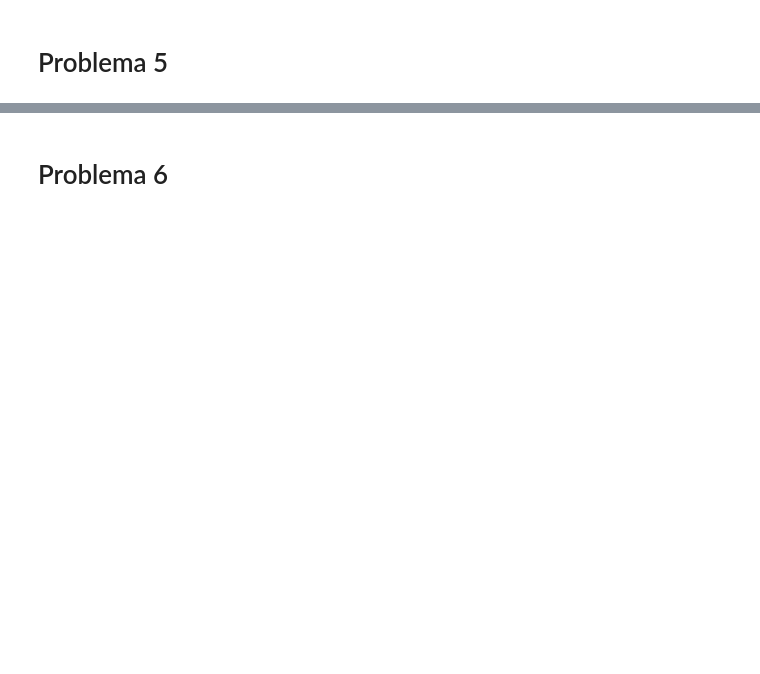
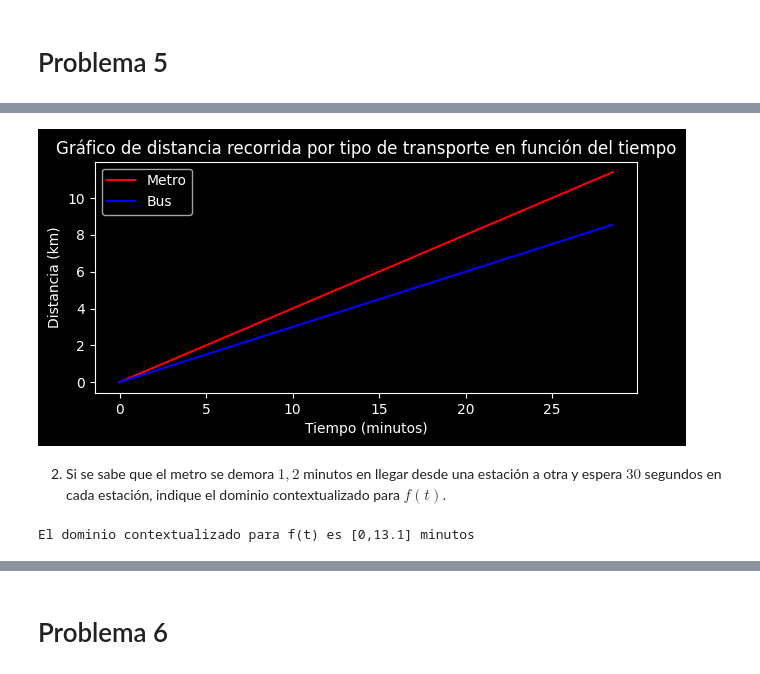
Before and after one commit to MageLnk/matematicas-con-python, a Jupyter notebook: Guia02/G1_Funciones.ipynb, the cells around one changed output, grey strips where cells are left out. Drawn from its saved outputs; the diff is of its cells as text; code cells hidden in the pictures; blank space fills up the shorter version.

```diff
--- a/Guia02/G1_Funciones.ipynb
+++ b/Guia02/G1_Funciones.ipynb
@@ -98,0 +112,37 @@ Según la información anterior:
+# %%
+def metro(tiempo):
+    return 0.4 * tiempo
+
+def bus(tiempo):
+    return 0.3 * tiempo
+
+t = np.arange(0, 30, 1.5)
+
+with plt.style.context(plt.style.available[6]):
+    plt.figure(figsize=(7,3))
+    plt.plot(t, metro(t), "r-", label="Metro")
+    plt.plot(t, bus(t), "b-", label="Bus")
+
+    plt.title("Gráfico de distancia recorrida por tipo de transporte en función del tiempo")
+    plt.xlabel("Tiempo (minutos)")
+    plt.ylabel("Distancia (km)")
+
+    plt.legend()
+
+plt.show()
+# %% [output]
+[figure, added]
+# %% [markdown]
+2.  Si se sabe que el metro se demora $1,2$ minutos en llegar desde una estación a otra y espera $30$ segundos en cada estación, indique el dominio contextualizado para $f(t)$.
+# %%
+aux = 1.2*8 + 0.5*7
+
+# Esto se debe a que el metro se demora 1.2 minutos en llegar a cada estación y hay 8 estaciones de viaje, ya que la primera "no cuenta" (de La Moneda a Tobalaba)
+# Además, el metro espera 30 segundos (0.5 minutos) en cada estación y hay 7 paradas intermedias (no espera en la estación de origen ni en la de destino)
+# Por lo tanto, el tiempo total es 1.2*8 + 0.5*7 = 13.1 minutos
+# Esto sería como una "sucesión", en donde la fórmula sería
+# n esta = 1.2*(n-1) + 0.5*(n-2)
+
+print(f"El dominio contextualizado para f(t) es [0,{aux}] minutos")
+# %% [output]
+El dominio contextualizado para f(t) es [0,13.1] minutos
```
Also changed, not shown: parts of 20 cells of this notebook.
